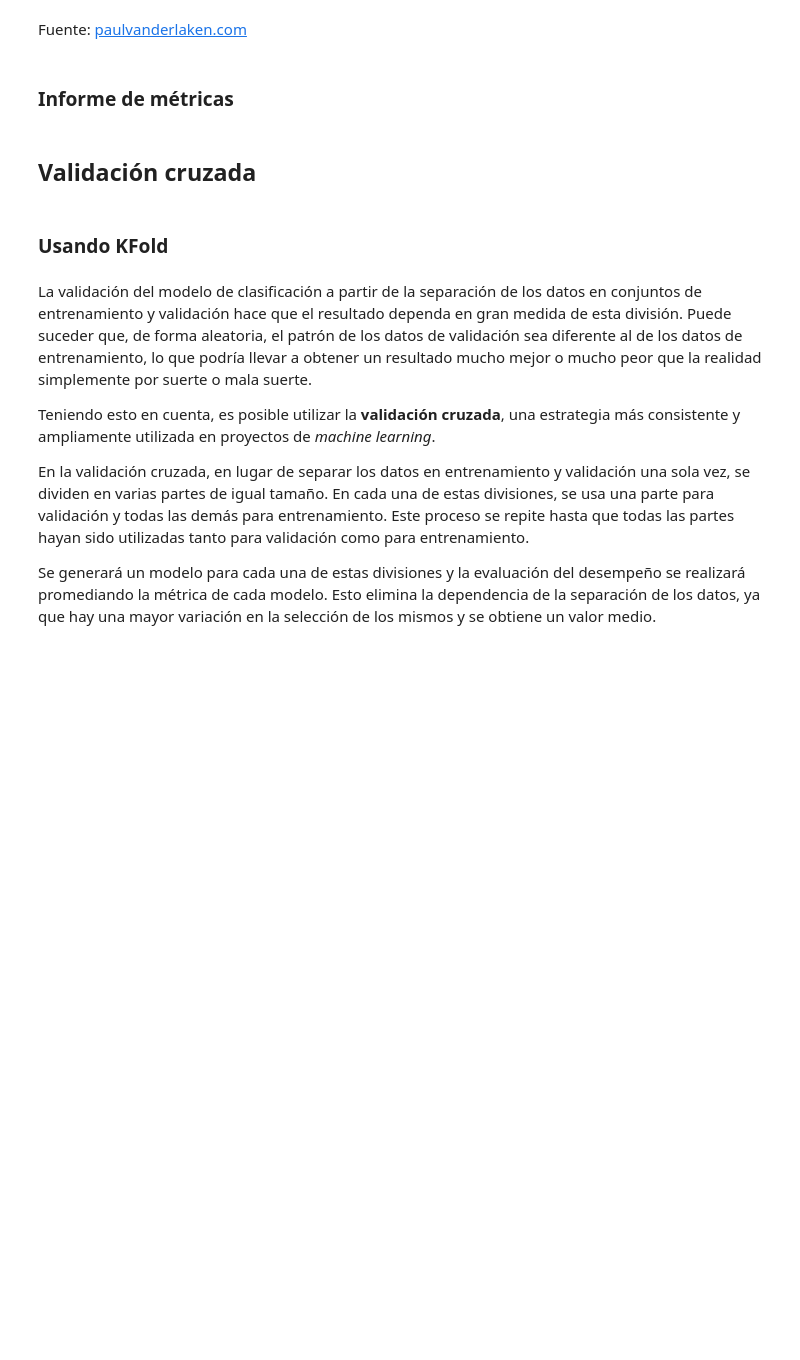
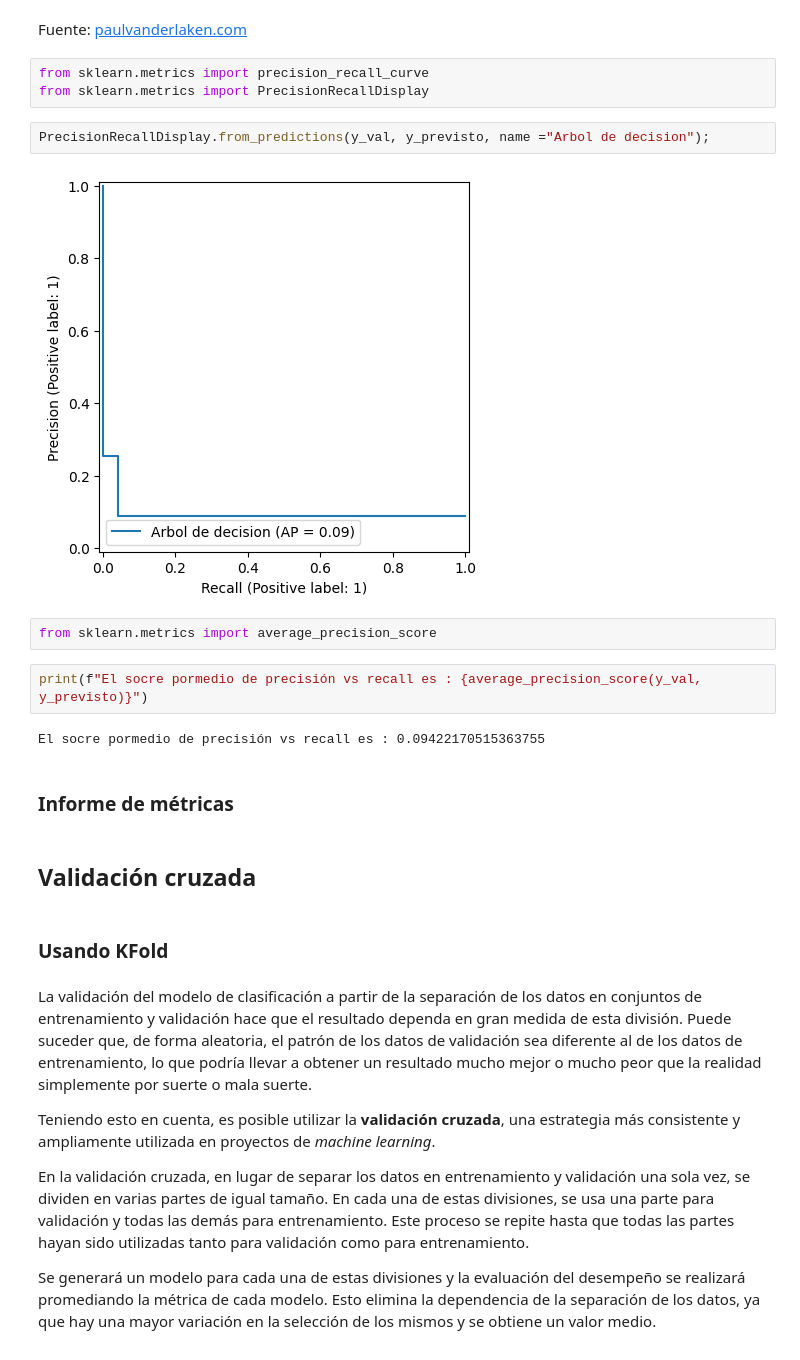
Before and after one commit to cmrondon2000/2162-clasificacion-validacion-de-modelos-y-metricas, a Jupyter notebook: Clasificacion_validacion_y_metricas.ipynb, the cells around one changed output. Drawn from its saved outputs; the diff is of its cells as text; blank space fills up the shorter version.

```diff
--- a/Clasificacion_validacion_y_metricas.ipynb
+++ b/Clasificacion_validacion_y_metricas.ipynb
@@ -146,6 +158,19 @@ Image(url='https://paulvanderlaken.com/wp-content/uploads/2019/08/roc.gif')
 [interactive output not drawn]
 # %% [markdown]
 Fuente: [paulvanderlaken.com](https://paulvanderlaken.com/2019/08/16/roc-auc-precision-and-recall-visually-explained/)
+# %%
+from sklearn.metrics import precision_recall_curve
+from sklearn.metrics import PrecisionRecallDisplay
+# %%
+PrecisionRecallDisplay.from_predictions(y_val, y_previsto, name ="Arbol de decision");
+# %% [output]
+[figure, added]
+# %%
+from sklearn.metrics import average_precision_score
+# %%
+print(f"El socre pormedio de precisión vs recall es : {average_precision_score(y_val, y_previsto)}")
+# %% [output]
+El socre pormedio de precisión vs recall es : 0.09422170515363755
 # %% [markdown]
 ### Informe de métricas
 # %% [markdown]
```
Also changed, not shown: parts of 4 cells of this notebook.
